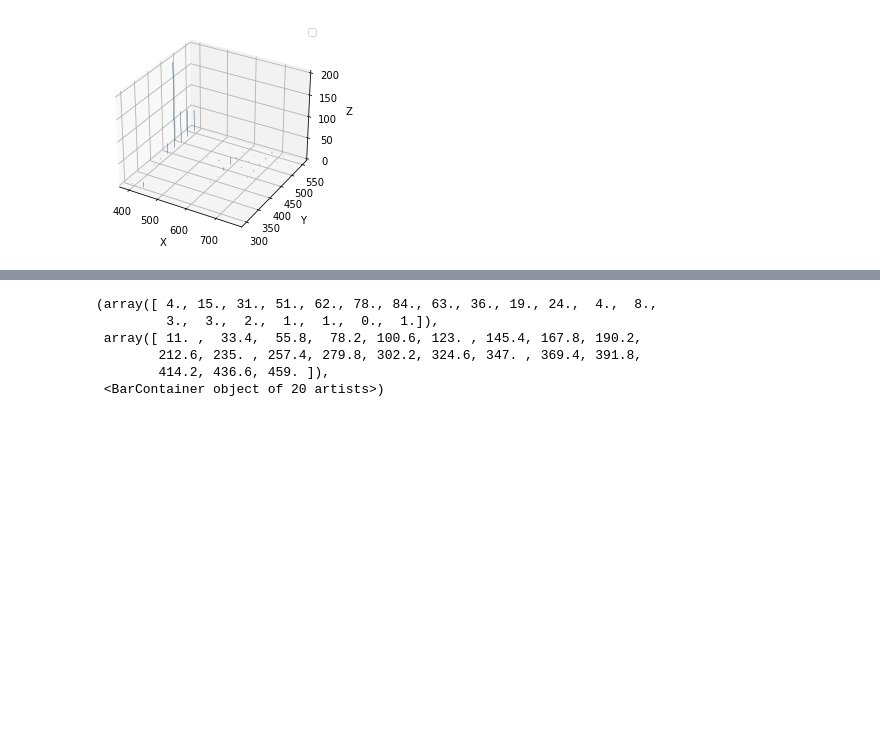
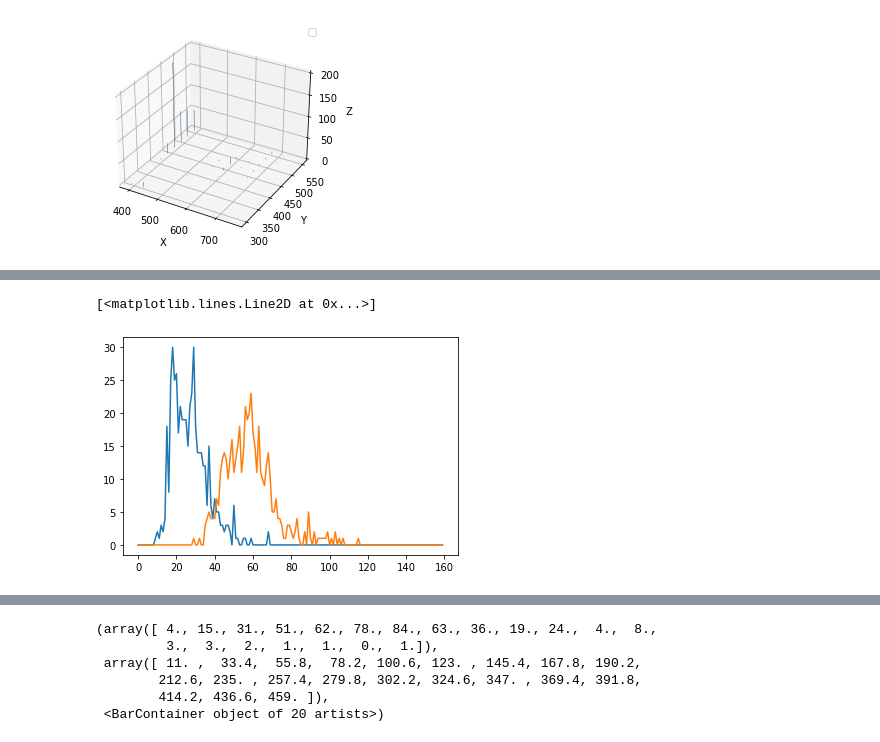
Before and after one commit to DongDong500/CPNKDv4, a Jupyter notebook: test2.ipynb, the cells around one changed output, grey strips where cells are left out. Cells and saved outputs as stored; diff of their text form; code cells hidden in the pictures; blank space fills up the shorter version.

```diff
--- a/test2.ipynb
+++ b/test2.ipynb
@@ -107,0 +154,6 @@ w_max mean: 291.2694/66.1008, min/max: 144/573
+# %%
+plt.plot(y)
+plt.plot(w)
+# %% [output]
+[<matplotlib.lines.Line2D at 0x...>]
+[figure, added]
```
Also changed, not shown: parts of 14 cells of this notebook, 31 other files.
